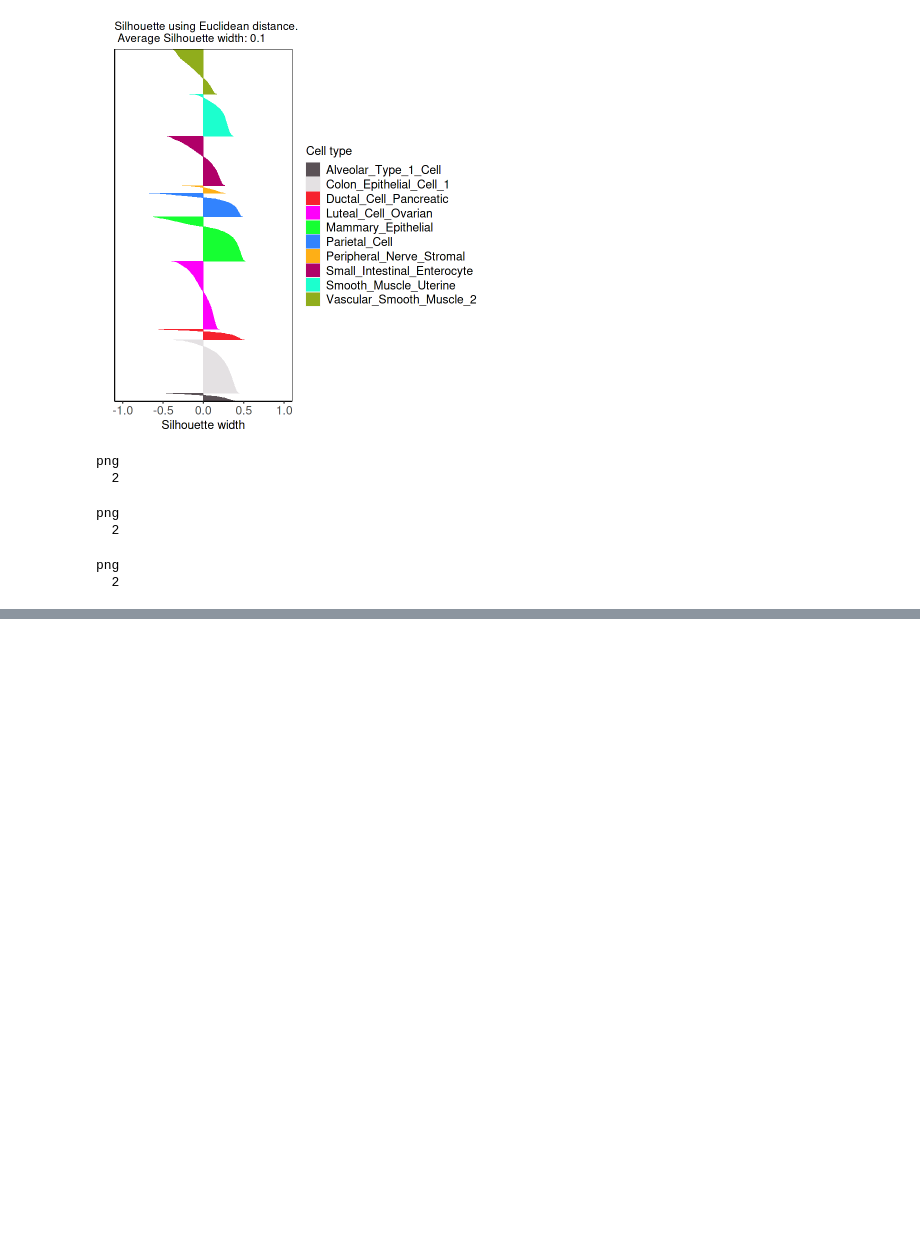
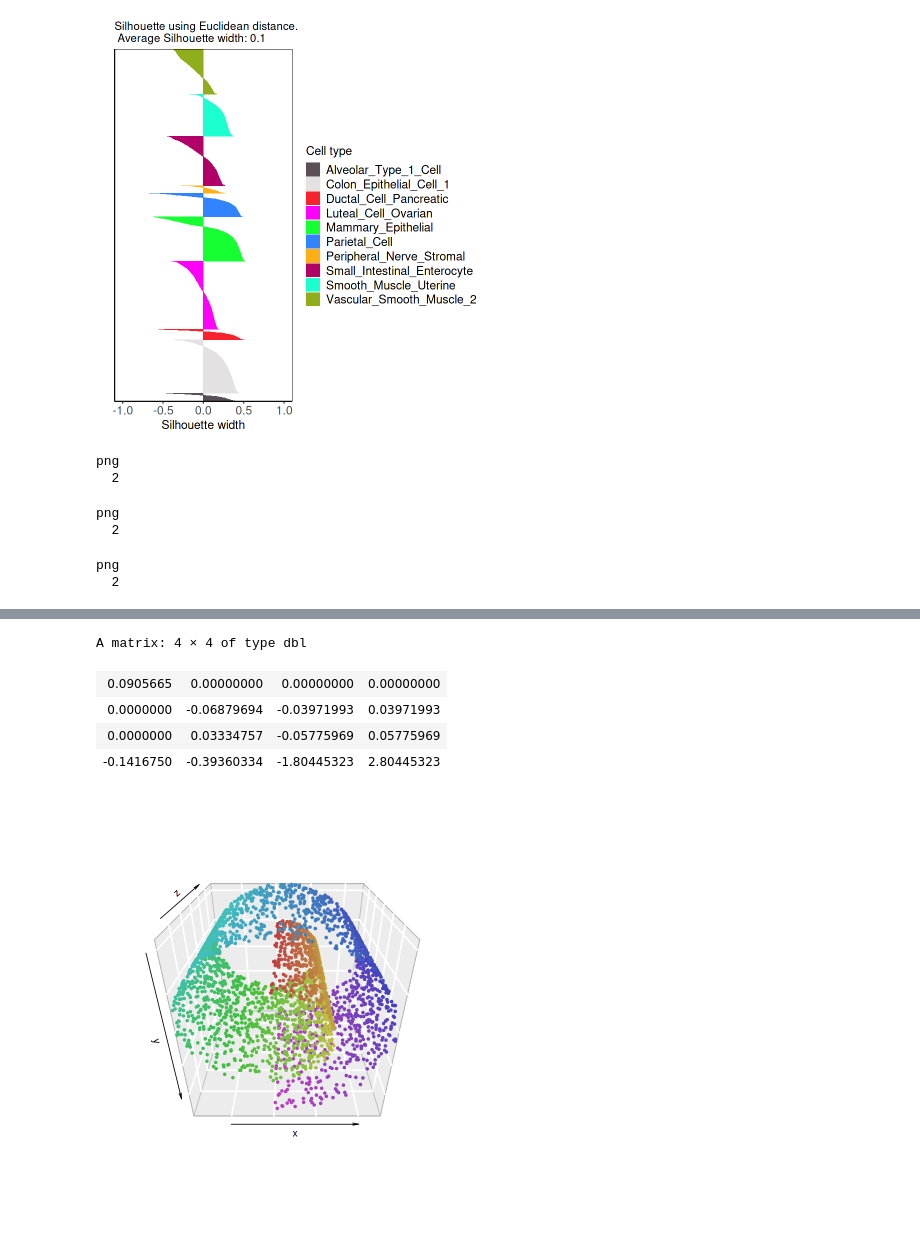
Before and after one commit to RoseYuan/metric_paper, a Jupyter notebook: Figures/silhouette_real_life_examples/silhouette_real_life_examples.ipynb, the cells around one changed output, grey strips where cells are left out. Drawn from its saved outputs; the diff is of its cells as text; code cells hidden in the pictures; blank space fills up the shorter version.

Commit message:
update silhouette_real_life_examples.ipynb: add swiss roll example

```diff
--- a/Figures/silhouette_real_life_examples/silhouette_real_life_examples.ipynb
+++ b/Figures/silhouette_real_life_examples/silhouette_real_life_examples.ipynb
@@ -131,0 +222,2 @@ png
+# %%
+sr3k_30 <- swiss_roll(n = 3000, max_z = 30)
@@ -131,0 +236,10 @@ png
+# %%
+scatter3D(sr3k_30$x, sr3k_30$y, sr3k_30$z, colvar = NULL, col = sr3k_30$color,
+          pch = 19, cex = 0.5, theta = 0, phi = -60, bty = "g")
+# %% [output]
+A matrix: 4 × 4 of type dbl
+| 0.0905665 | 0.00000000 | 0.00000000 | 0.00000000 |
+| 0.0000000 | -0.06879694 | -0.03971993 | 0.03971993 |
+| 0.0000000 | 0.03334757 | -0.05775969 | 0.05775969 |
+| -0.1416750 | -0.39360334 | -1.80445323 | 2.80445323 |
+[figure, added]
```
Also changed, not shown: parts of 9 cells of this notebook.
